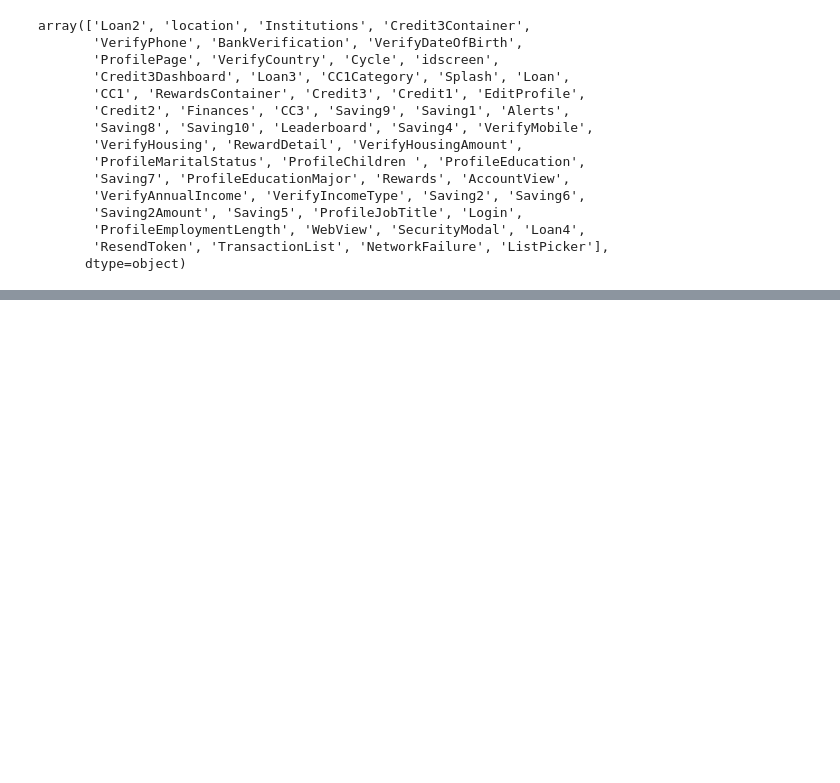
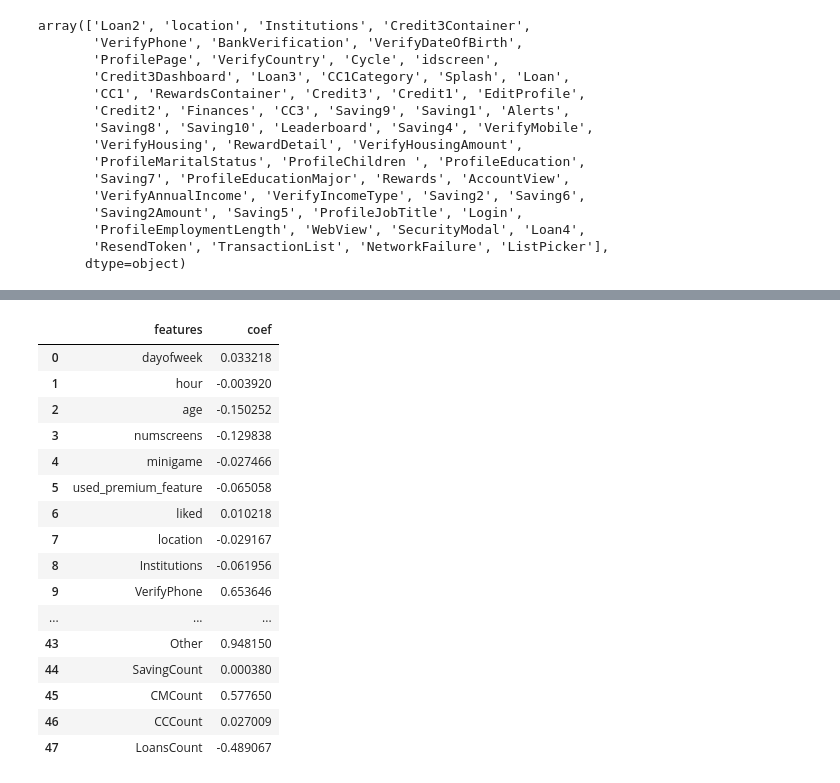
Before and after one commit to the-engrossed/directing-customers-to-subscription-through-app-behaviour-analysis, a Jupyter notebook: behavior_analysis.ipynb, the cells around one changed output, grey strips where cells are left out. Cells and saved outputs as stored; diff of their text form; code cells hidden in the pictures; blank space fills up the shorter version.

```diff
--- a/behavior_analysis.ipynb
+++ b/behavior_analysis.ipynb
@@ -215,0 +224,12 @@ df.to_csv('new_appdata10.csv', index = False)
+# %%
+# Splitting the dataset into the Training set and Test set
+from sklearn.model_selection import train_test_split
+X_train, X_test, y_train, y_test = train_test_split(dataset, response,
+                                                    test_size = 0.2,
+                                                    random_state = 0)
+# %%
+# Removing Identifiers
+train_identity = X_train['user']
+X_train = X_train.drop(columns = ['user'])
+test_identity = X_test['user']
+X_test = X_test.drop(columns = ['user'])
@@ -215,0 +299,23 @@ df.to_csv('new_appdata10.csv', index = False)
+# %%
+# Analyzing Coefficients
+pd.concat([pd.DataFrame(dataset.drop(columns = 'user').columns, columns = ["features"]),
+           pd.DataFrame(np.transpose(classifier.coef_), columns = ["coef"])
+           ],axis = 1)
+# %% [output]
+|  | features | coef |
+| 0 | dayofweek | 0.033218 |
+| 1 | hour | -0.003920 |
+| 2 | age | -0.150252 |
+| 3 | numscreens | -0.129838 |
+| 4 | minigame | -0.027466 |
+| 5 | used_premium_feature | -0.065058 |
+| 6 | liked | 0.010218 |
+| 7 | location | -0.029167 |
+| 8 | Institutions | -0.061956 |
+| 9 | VerifyPhone | 0.653646 |
+| ... | ... | ... |
+| 43 | Other | 0.948150 |
+| 44 | SavingCount | 0.000380 |
+| 45 | CMCount | 0.577650 |
+| 46 | CCCount | 0.027009 |
+| 47 | LoansCount | -0.489067 |
```
Also changed, not shown: parts of 9 cells of this notebook, 2 other files.
